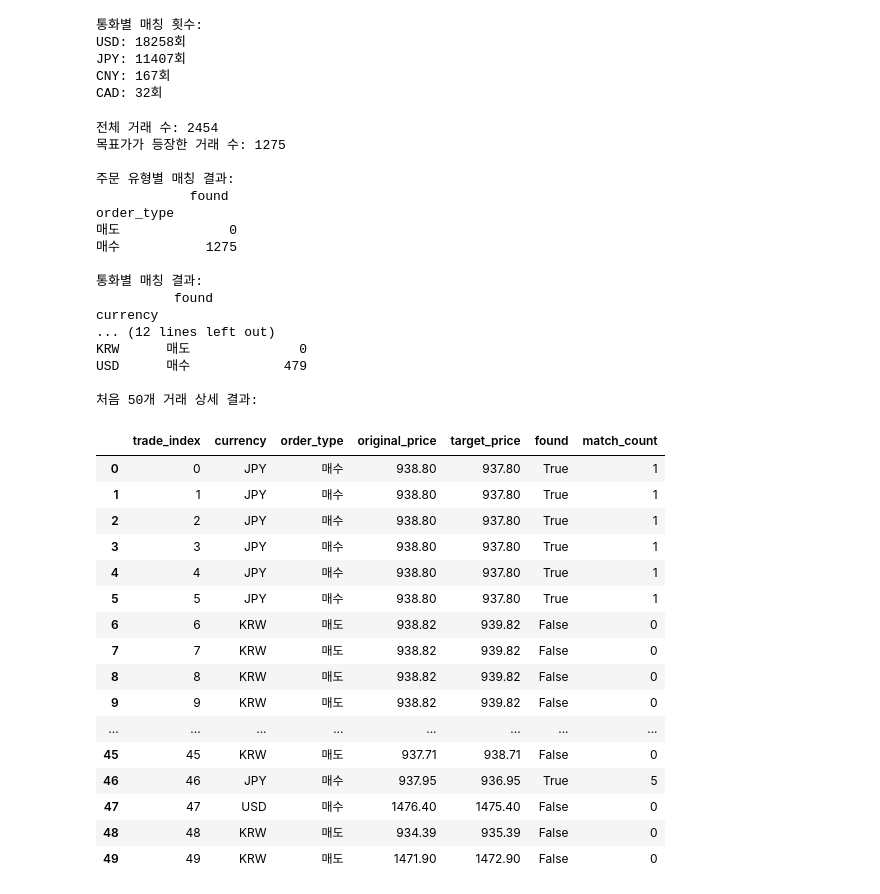
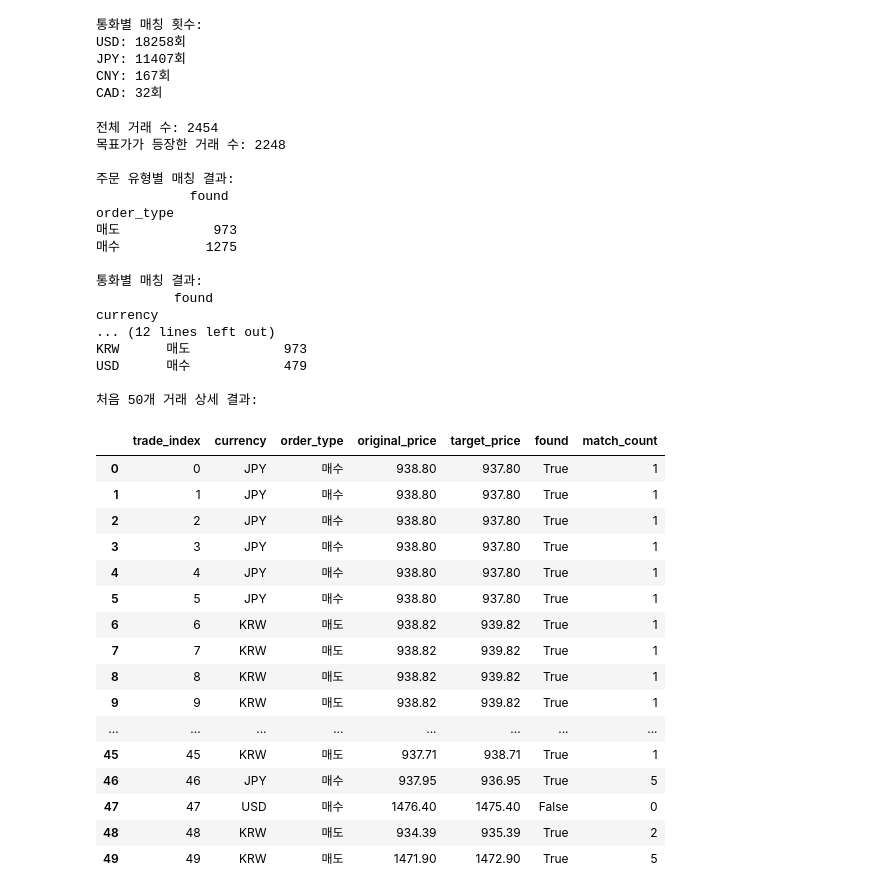
Before and after one commit to PlutoJoshua/profit_analysis, a Jupyter notebook: test.ipynb, the cells around one changed output. Cells and saved outputs as stored; diff of their text form; code cells hidden in the pictures.

```diff
--- a/test.ipynb
+++ b/test.ipynb
@@ -645,21 +635,23 @@ results = []
 
 # trade의 각 행을 순회
 for idx, trade_row in trade.iterrows():
+    # KRW인 경우 currencyCode0 사용
+    currency = trade_row['currencyCode0'] if trade_row['currencyCode'] == 'KRW' else trade_row['currencyCode']
     # 매수 /매도에 다라 target_price 계산
     if trade_row['isBuyOrder'] == 1: # 매수
         target_price = trade_row['price'] - 1
     else: # 매도
         target_price = trade_row['price'] + 1
+        # target price가 filtered_df에 존재하는지 확인
+        matches = filtered_df[
+            (filtered_df['currencyCode'] == currency) &
+            (filtered_df['basePrice'] == target_price)
+        ].shape[0]
 
-    # target price가 filtered_df에 존재하는지 확인
-    matches = filtered_df[
-        (filtered_df['currencyCode'] == trade_row['currencyCode']) &
-        (filtered_df['basePrice'] == target_price)
-    ].shape[0]
 
     results.append({
         'trade_index': idx,
-        'currency': trade_row['currencyCode'],
+        'currency': currency,
         'order_type' : '매수' if trade_row['isBuyOrder'] == 1 else '매도',
         'original_price': trade_row['price'],
         'target_price': target_price,
@@ -681,43 +673,43 @@ print("\n통화별 매칭 결과:")
 print(results_df.groupby('currency')[['found']].sum())
 
 print("\n통화 및 주문 유형별 매칭 결과:")
 print(results_df.groupby(['currency', 'order_type'])[['found']].sum())
 
 # 전체 결과 확인
 print("\n처음 50개 거래 상세 결과:")
 results_df.head(50)
 # %% [output]
 전체 거래 수: 2454
-목표가가 등장한 거래 수: 1275
+목표가가 등장한 거래 수: 2248
 
 주문 유형별 매칭 결과:
             found
 order_type
-매도              0
+매도            973
 매수           1275
 
 통화별 매칭 결과:
           found
 currency
 ... (12 lines left out)
-KRW      매도              0
+KRW      매도            973
 USD      매수            479
 
 처음 50개 거래 상세 결과:
 |  | trade_index | currency | order_type | original_price | target_price | found | match_count |
 | 0 | 0 | JPY | 매수 | 938.80 | 937.80 | True | 1 |
 | 1 | 1 | JPY | 매수 | 938.80 | 937.80 | True | 1 |
 | 2 | 2 | JPY | 매수 | 938.80 | 937.80 | True | 1 |
 | 3 | 3 | JPY | 매수 | 938.80 | 937.80 | True | 1 |
 | 4 | 4 | JPY | 매수 | 938.80 | 937.80 | True | 1 |
 | 5 | 5 | JPY | 매수 | 938.80 | 937.80 | True | 1 |
-| 6 | 6 | KRW | 매도 | 938.82 | 939.82 | False | 0 |
-| 7 | 7 | KRW | 매도 | 938.82 | 939.82 | False | 0 |
-| 8 | 8 | KRW | 매도 | 938.82 | 939.82 | False | 0 |
-| 9 | 9 | KRW | 매도 | 938.82 | 939.82 | False | 0 |
+| 6 | 6 | KRW | 매도 | 938.82 | 939.82 | True | 1 |
+| 7 | 7 | KRW | 매도 | 938.82 | 939.82 | True | 1 |
+| 8 | 8 | KRW | 매도 | 938.82 | 939.82 | True | 1 |
+| 9 | 9 | KRW | 매도 | 938.82 | 939.82 | True | 1 |
 | ... | ... | ... | ... | ... | ... | ... | ... |
-| 45 | 45 | KRW | 매도 | 937.71 | 938.71 | False | 0 |
+| 45 | 45 | KRW | 매도 | 937.71 | 938.71 | True | 1 |
 | 46 | 46 | JPY | 매수 | 937.95 | 936.95 | True | 5 |
 | 47 | 47 | USD | 매수 | 1476.40 | 1475.40 | False | 0 |
-| 48 | 48 | KRW | 매도 | 934.39 | 935.39 | False | 0 |
-| 49 | 49 | KRW | 매도 | 1471.90 | 1472.90 | False | 0 |
+| 48 | 48 | KRW | 매도 | 934.39 | 935.39 | True | 2 |
+| 49 | 49 | KRW | 매도 | 1471.90 | 1472.90 | True | 5 |
```
Also changed, not shown: parts of 3 cells of this notebook.
